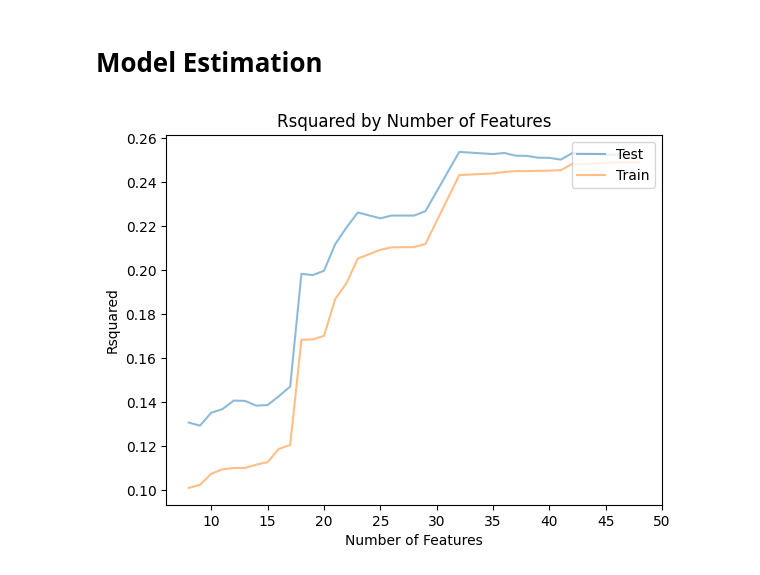
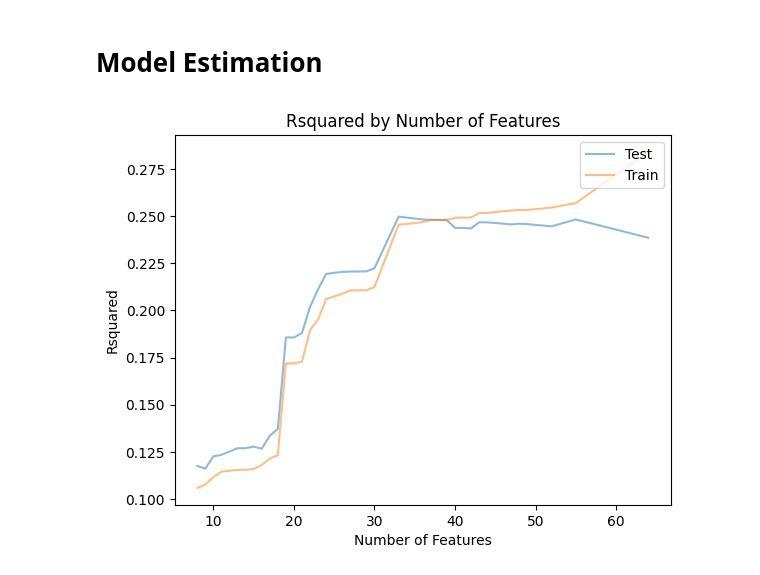
Before and after one commit to aeusepi/AirBnB_Project, a Jupyter notebook: AirBnbSeattle.ipynb, the cells around one changed output. Saved outputs shown, nothing was run; the diff lists cells and outputs as text; code cells hidden in the pictures.

```diff
--- a/AirBnbSeattle.ipynb
+++ b/AirBnbSeattle.ipynb
@@ -449,12 +448,12 @@ df_sel.filter(regex='property').describe()
 # %% [markdown]
 <h1 id='Part3'> Model Estimation </h1>
 # %%
-cutoffs = range(5,96,1)
+cutoffs = range(5,99,1)
 
 X = df_sel
 y = df_princing_y
-r2_scores_test, r2_scores_train, lm_model, X_train, X_test, y_train, y_test, dynam = dtprep.find_optimal_lm_mod(X, y, cutoffs, test_size = .25, norm = True, random_state = 200)
+r2_scores_test, r2_scores_train, lm_model, X_train, X_test, y_train, y_test, dynam = dtprep.find_optimal_lm_mod(X, y, cutoffs, test_size = .4, norm = True, random_state = 200)
 # %% [output]
-[figure, old version]
+[figure, new version]
 # %%
 #extract coefficients
```
Also changed, not shown: parts of 5 cells of this notebook.
